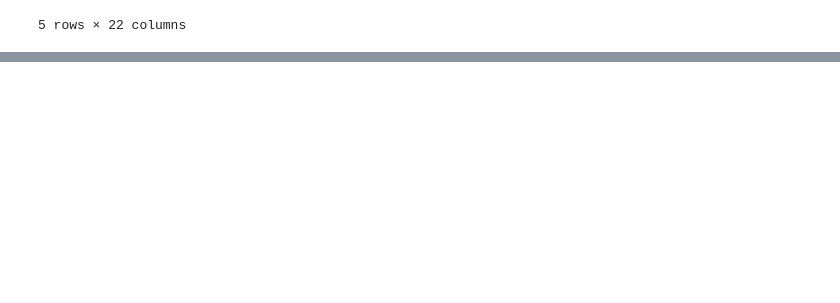
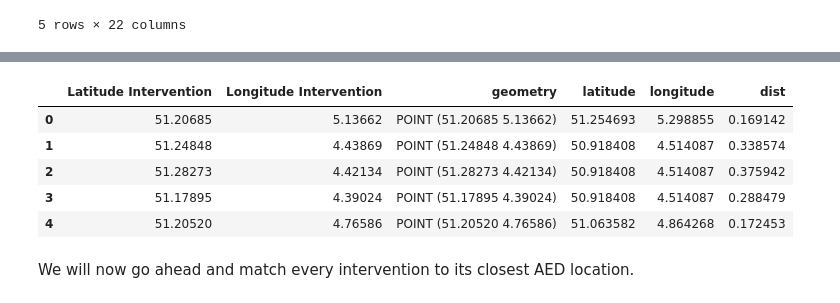
Before and after one commit to ArthurKJDeBuck/MDA_project_team_Uganda, a Jupyter notebook: project_code_task4_final.ipynb, the cells around one changed output, grey strips where cells are left out. Saved outputs shown, nothing was run; the diff lists cells and outputs as text; code cells hidden in the pictures; blank space fills up the shorter version.

```diff
--- a/project_code_task4_final.ipynb
+++ b/project_code_task4_final.ipynb
@@ -762,0 +954,25 @@ print(len(missing_municipalities))
+# %%
+#converting our test locations to geopandas dataframes
+gdf_test_locs = gpd.GeoDataFrame(test_locs, geometry=gpd.points_from_xy(test_locs['latitude'], test_locs.longitude), crs="EPSG:4326")
+gdf_test_interventions_locs = gpd.GeoDataFrame(test_interventions_locs, geometry=gpd.points_from_xy(test_interventions_locs.latitude, test_interventions_locs.longitude)
+                                                , crs="EPSG:4326")
+print(gdf_test_interventions_locs.head(5))
+
+#function to match a point in one geopandas dataframe to the closest point in another geopandas dataframe
+def ckdnearest(gdA, gdB):
+
+    nA = np.array(list(gdA.geometry.apply(lambda x: (x.x, x.y))))
+    nB = np.array(list(gdB.geometry.apply(lambda x: (x.x, x.y))))
+    btree = cKDTree(nB)
+    dist, idx = btree.query(nA, k=1)
+    gdB_nearest = gdB.iloc[idx].drop(columns="geometry").reset_index(drop=True)
+    gdf = pd.concat(
+        [
+            gdA.reset_index(drop=True),
+            gdB_nearest,
+            pd.Series(dist, name='dist')
+        ],
+        axis=1)
+
+    return gdf
+ckdnearest(gdf_test_interventions_locs, gdf_test_locs)
@@ -762,0 +990,17 @@ print(len(missing_municipalities))
+# %%
+filtered_cardiac_interventions_gdf = gpd.GeoDataFrame(filtered_cardiac_interventions,
+                                                      geometry=gpd.points_from_xy(filtered_cardiac_interventions['Latitude Intervention'],
+                                                                                  filtered_cardiac_interventions["Longitude Intervention"]),
+                                                        crs="EPSG:4326")
+filtered_cardiac_interventions_gdf.head(5)
+closestpoints_test_results = ckdnearest(filtered_cardiac_interventions_gdf, gdf_test_locs)
+closestpoints_test_results[["Latitude Intervention", "Longitude Intervention", "geometry", "latitude", "longitude", "dist"]].head(5)
+# %% [output]
+|  | Latitude Intervention | Longitude Intervention | geometry | latitude | longitude | dist |
+| 0 | 51.20685 | 5.13662 | POINT (51.20685 5.13662) | 51.254693 | 5.298855 | 0.169142 |
+| 1 | 51.24848 | 4.43869 | POINT (51.24848 4.43869) | 50.918408 | 4.514087 | 0.338574 |
+| 2 | 51.28273 | 4.42134 | POINT (51.28273 4.42134) | 50.918408 | 4.514087 | 0.375942 |
+| 3 | 51.17895 | 4.39024 | POINT (51.17895 4.39024) | 50.918408 | 4.514087 | 0.288479 |
+| 4 | 51.20520 | 4.76586 | POINT (51.20520 4.76586) | 51.063582 | 4.864268 | 0.172453 |
+# %% [markdown]
+We will now go ahead and match every intervention to its closest AED location.
```
Also changed, not shown: parts of 25 cells of this notebook.
